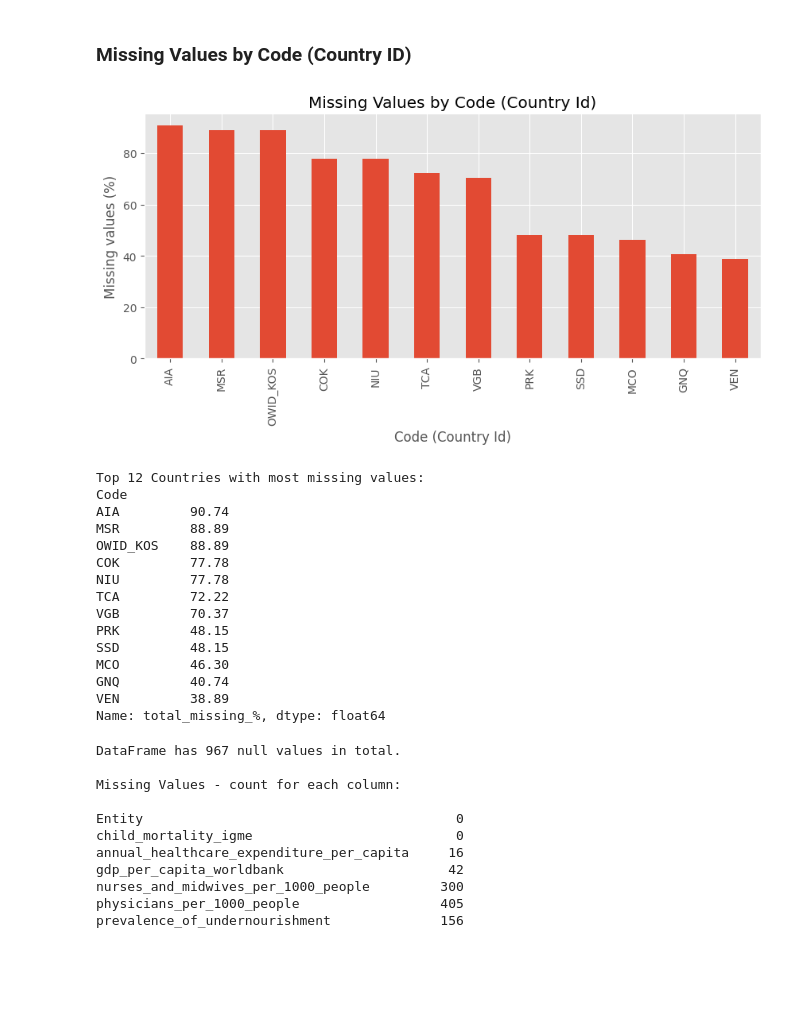
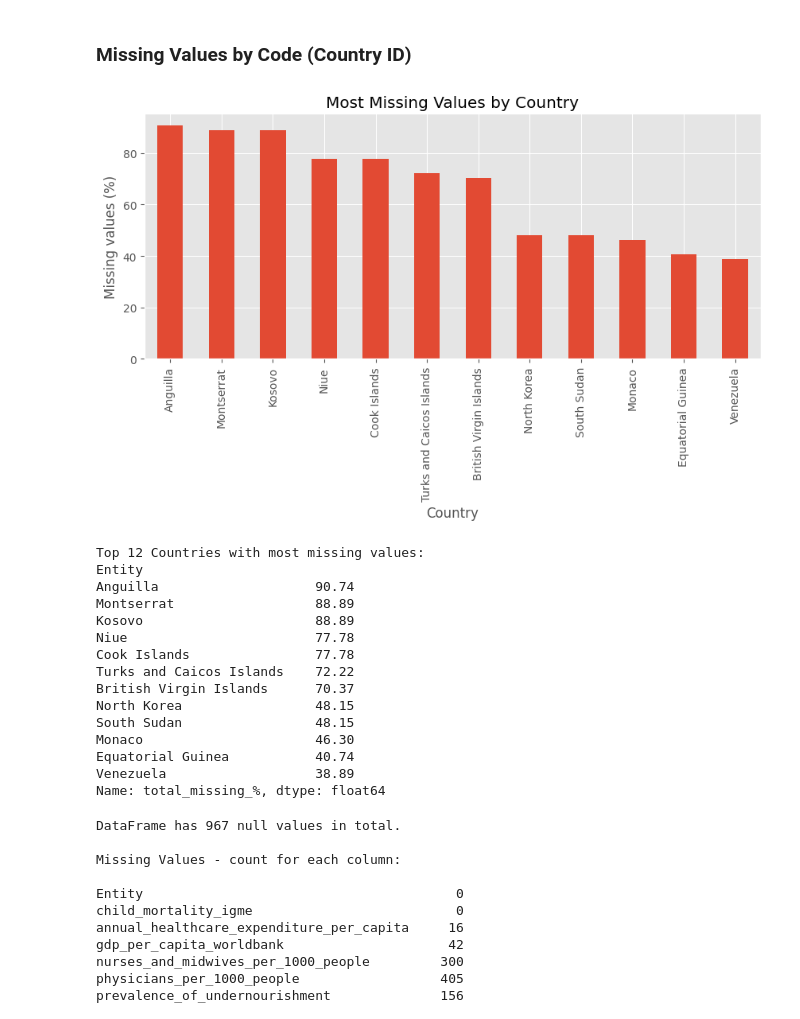
Before and after one commit to HamzahFayad/master_thesis_child_mortality, a Jupyter notebook: 01_notebooks/1_data_exploration.ipynb, the cells around one changed output. Saved outputs shown, nothing was run; the diff lists cells and outputs as text; code cells hidden in the pictures; blank space fills up the shorter version.

Commit message:
new visualization + fixes

```diff
--- a/01_notebooks/1_data_exploration.ipynb
+++ b/01_notebooks/1_data_exploration.ipynb
@@ -218,35 +275,37 @@ dtype: float64
 # %%
 # Missing Values by Country ID (Code)
 rows_per_country = merged_df.groupby(level=0).size().iloc[0]
-all_missing_values = merged_df.isnull().groupby(level=0).sum()
+
+all_missing_values = merged_df.isnull().groupby(merged_df["Entity"]).sum()
 all_missing_values["total_missing"] = all_missing_values.sum(axis=1)
 all_missing_values["total_missing_%"] = round( ( all_missing_values["total_missing"] / (9 * rows_per_country) ) * 100, 2)
+
 #plot top 12 countries with most missing values
 top_missing_countries = all_missing_values.sort_values(ascending=False, by="total_missing")
 top_12_missing = top_missing_countries["total_missing_%"].head(12)
 top_12_missing.plot(kind="bar", figsize=(10,4))
 
-plt.xlabel("Code (Country Id)")
+plt.xlabel("Country")
 plt.ylabel("Missing values (%)")
-plt.title("Missing Values by Code (Country Id)")
+plt.title("Most Missing Values by Country")
 plt.show()
 print(f"Top 12 Countries with most missing values:\n{top_12_missing}")
 # %% [output]
-[figure, old version]
+[figure, new version]
 Top 12 Countries with most missing values:
-Code
-AIA         90.74
-MSR         88.89
-OWID_KOS    88.89
-COK         77.78
-NIU         77.78
-TCA         72.22
-VGB         70.37
-PRK         48.15
-SSD         48.15
-MCO         46.30
-GNQ         40.74
-VEN         38.89
+Entity
+Anguilla                    90.74
+Montserrat                  88.89
+Kosovo                      88.89
+Niue                        77.78
+Cook Islands                77.78
+Turks and Caicos Islands    72.22
+British Virgin Islands      70.37
+North Korea                 48.15
+South Sudan                 48.15
+Monaco                      46.30
+Equatorial Guinea           40.74
+Venezuela                   38.89
 Name: total_missing_%, dtype: float64
 # %%
 #Missing values after first filtered df (7 countries excluded)
```
Also changed, not shown: parts of 15 cells of this notebook, 3 other files.
